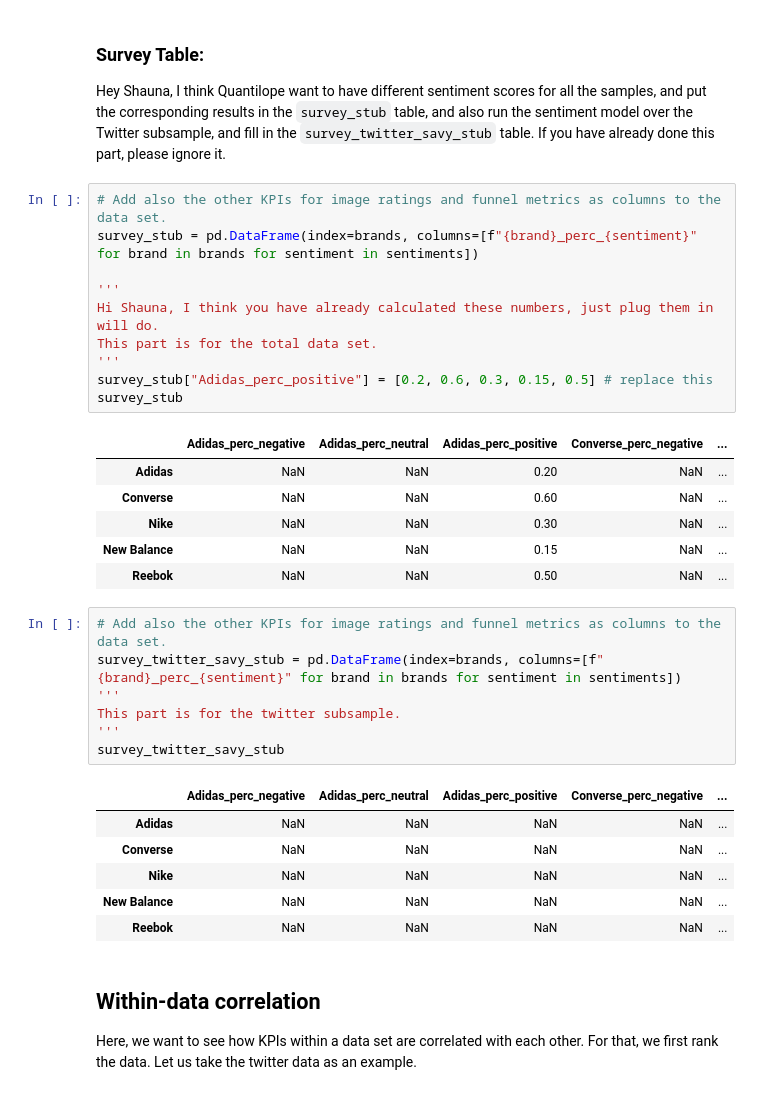
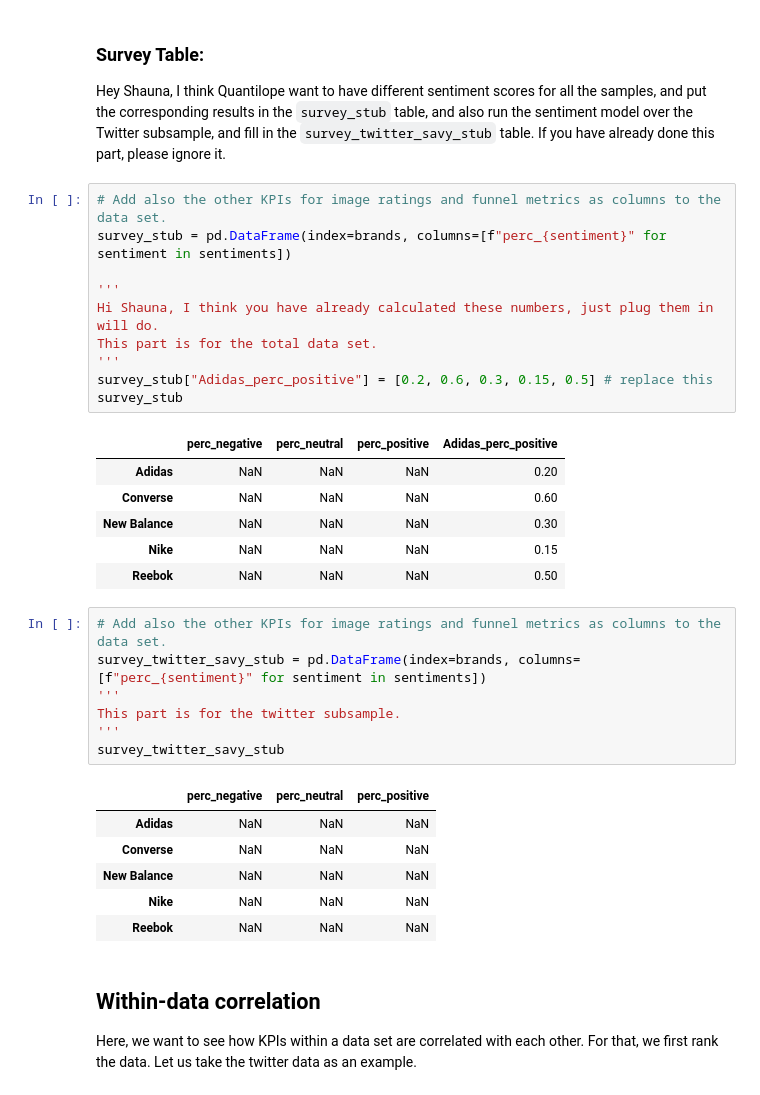
Before and after one commit to HuanSunGo/Quantilope_Core, a Jupyter notebook: src/tweet_analysis/twitter_huan/template-kpi-correlations.ipynb, the cells around one changed output. Cells and saved outputs as stored; diff of their text form.

```diff
--- a/src/tweet_analysis/twitter_huan/template-kpi-correlations.ipynb
+++ b/src/tweet_analysis/twitter_huan/template-kpi-correlations.ipynb
@@ -49,35 +50,35 @@ twitter_stub
 Hey Shauna, I think Quantilope want to have different sentiment scores for all the samples, and put the corresponding results in the `survey_stub` table, and also run the sentiment model over the Twitter subsample, and fill in the `survey_twitter_savy_stub` table. If you have already done this part, please ignore it.
 # %%
 # Add also the other KPIs for image ratings and funnel metrics as columns to the data set.
-survey_stub = pd.DataFrame(index=brands, columns=[f"{brand}_perc_{sentiment}" for brand in brands for sentiment in sentiments])
+survey_stub = pd.DataFrame(index=brands, columns=[f"perc_{sentiment}" for sentiment in sentiments])
 
 '''
 Hi Shauna, I think you have already calculated these numbers, just plug them in will do.
 This part is for the total data set.
 '''
 survey_stub["Adidas_perc_positive"] = [0.2, 0.6, 0.3, 0.15, 0.5] # replace this
 survey_stub
 # %% [output]
-|  | Adidas_perc_negative | Adidas_perc_neutral | Adidas_perc_positive | Converse_perc_negative | ... |
-| Adidas | NaN | NaN | 0.20 | NaN | ... |
-| Converse | NaN | NaN | 0.60 | NaN | ... |
-| Nike | NaN | NaN | 0.30 | NaN | ... |
-| New Balance | NaN | NaN | 0.15 | NaN | ... |
-| Reebok | NaN | NaN | 0.50 | NaN | ... |
+|  | perc_negative | perc_neutral | perc_positive | Adidas_perc_positive |
+| Adidas | NaN | NaN | NaN | 0.20 |
+| Converse | NaN | NaN | NaN | 0.60 |
+| New Balance | NaN | NaN | NaN | 0.30 |
+| Nike | NaN | NaN | NaN | 0.15 |
+| Reebok | NaN | NaN | NaN | 0.50 |
 # %%
 # Add also the other KPIs for image ratings and funnel metrics as columns to the data set.
-survey_twitter_savy_stub = pd.DataFrame(index=brands, columns=[f"{brand}_perc_{sentiment}" for brand in brands for sentiment in sentiments])
+survey_twitter_savy_stub = pd.DataFrame(index=brands, columns=[f"perc_{sentiment}" for sentiment in sentiments])
 '''
 This part is for the twitter subsample.
 '''
 survey_twitter_savy_stub
 # %% [output]
-|  | Adidas_perc_negative | Adidas_perc_neutral | Adidas_perc_positive | Converse_perc_negative | ... |
-| Adidas | NaN | NaN | NaN | NaN | ... |
-| Converse | NaN | NaN | NaN | NaN | ... |
-| Nike | NaN | NaN | NaN | NaN | ... |
-| New Balance | NaN | NaN | NaN | NaN | ... |
-| Reebok | NaN | NaN | NaN | NaN | ... |
+|  | perc_negative | perc_neutral | perc_positive |
+| Adidas | NaN | NaN | NaN |
+| Converse | NaN | NaN | NaN |
+| New Balance | NaN | NaN | NaN |
+| Nike | NaN | NaN | NaN |
+| Reebok | NaN | NaN | NaN |
 # %% [markdown]
 ## Within-data correlation
 
```
Also changed, not shown: parts of 5 cells of this notebook.
